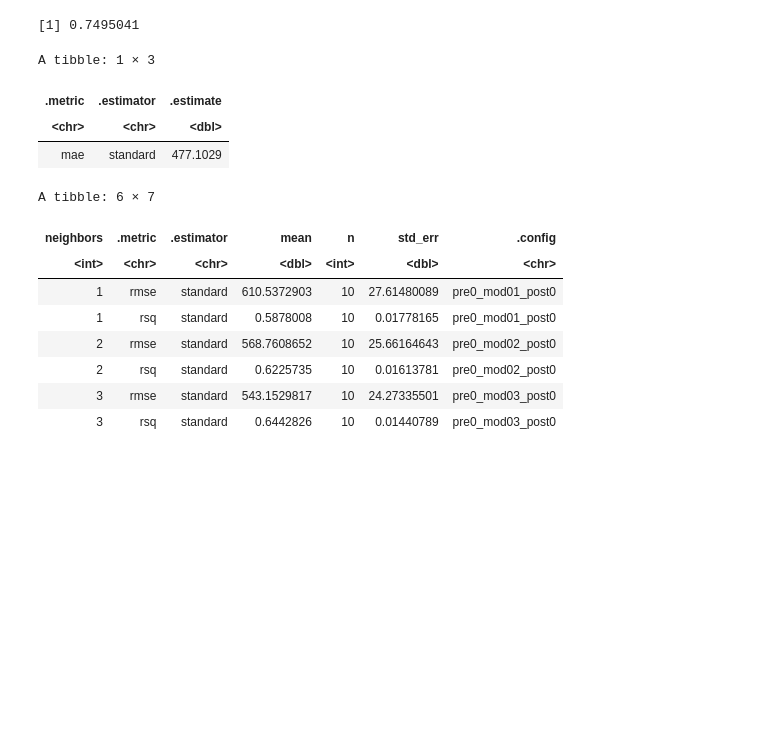
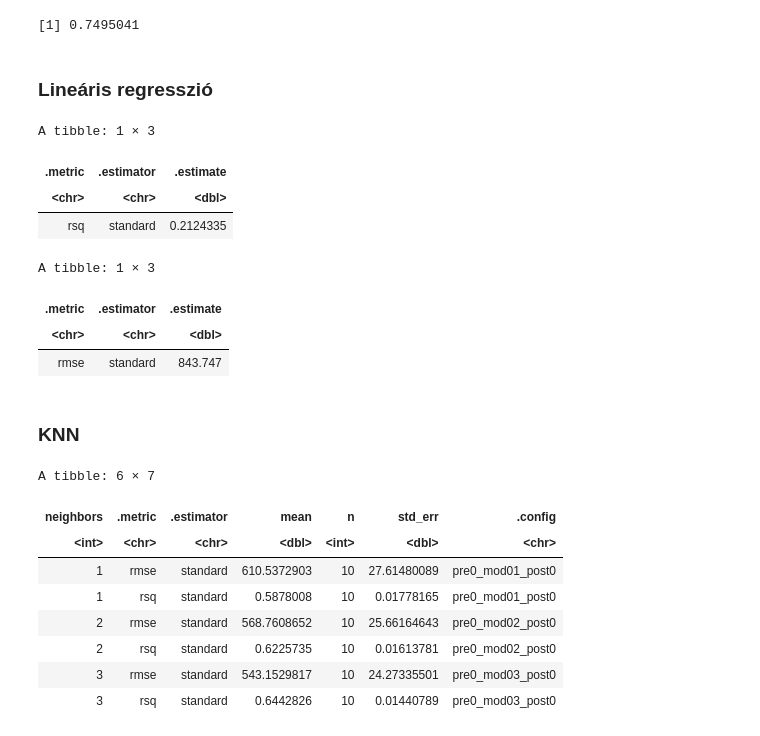
Before and after one commit to N0-0BIE/EX9BLV_ABTG, a Jupyter notebook: code/project.ipynb, the cells around one changed output. Drawn from its saved outputs; the diff is of its cells as text; code cells hidden in the pictures; blank space fills up the shorter version.

```diff
--- a/code/project.ipynb
+++ b/code/project.ipynb
@@ -537,44 +538,53 @@ df_test  = testing(data_split)
 nrow(df_train)/nrow(df)
 # %% [output]
 [1] 0.7495041
+# %% [markdown]
+### Lineáris regresszió
 # %%
-# Lineáris regresszió
 # Egyszerű modell, benchmarknak
 
 # Recept
 linear_recept = recipe(price ~ ., data=df_train) %>%
-  step_integer(category) %>%
-  step_integer(fee) %>%
-  step_integer(has_photo) %>%
-  step_integer(pets_allowed) %>%
-  step_integer(cityname) %>%
-  step_integer(state) %>%
-  step_integer(source) %>%
-  step_integer(washer) %>%
-  step_integer(club) %>%
-  step_integer(wood_floor) %>%
-  step_integer(tv_signal) %>%
-  step_integer(dish_washer) %>%
-  step_integer(fridge) %>%
-  step_integer(playground) %>%
-  step_corr(all_numeric_predictors(), threshold = .9) %>%
-  prep()
+    step_integer(category) %>%
+    step_integer(fee) %>%
+    step_integer(has_photo) %>%
+    step_integer(pets_allowed) %>%
+    step_integer(cityname) %>%
+    step_integer(state) %>%
+    step_integer(source) %>%
+    step_integer(washer) %>%
+    step_integer(club) %>%
+    step_integer(wood_floor) %>%
+    step_integer(tv_signal) %>%
+    step_integer(dish_washer) %>%
+    step_integer(fridge) %>%
+    step_integer(playground) %>%
+    step_corr(all_numeric_predictors(), threshold = .9) %>%
+    prep()
 
 # Tanítás
 fit_linear = linear_reg() %>%
 set_engine("lm") %>%
 set_mode("regression") %>%
 fit(price ~ ., data = bake(linear_recept, df_train))
 
 # Tesztelés
-fit_linear %>%
+linear_pred = fit_linear %>%
 predict(bake(linear_recept, df_test)) %>%
 bind_cols(df_test) %>%
-select(price, .pred) %>%
-mae(price, .pred)
+select(price, .pred)
+
+rsq(linear_pred, price, .pred)
+rmse(linear_pred, price, .pred)
 # %% [output]
 A tibble: 1 × 3
 | .metric | .estimator | .estimate |
 | <chr> | <chr> | <dbl> |
-| mae | standard | 477.1029 |
+| rsq | standard | 0.2124335 |
+A tibble: 1 × 3
+| .metric | .estimator | .estimate |
+| <chr> | <chr> | <dbl> |
+| rmse | standard | 843.747 |
+# %% [markdown]
+### KNN
 # %%
```
Also changed, not shown: parts of 16 cells of this notebook.
